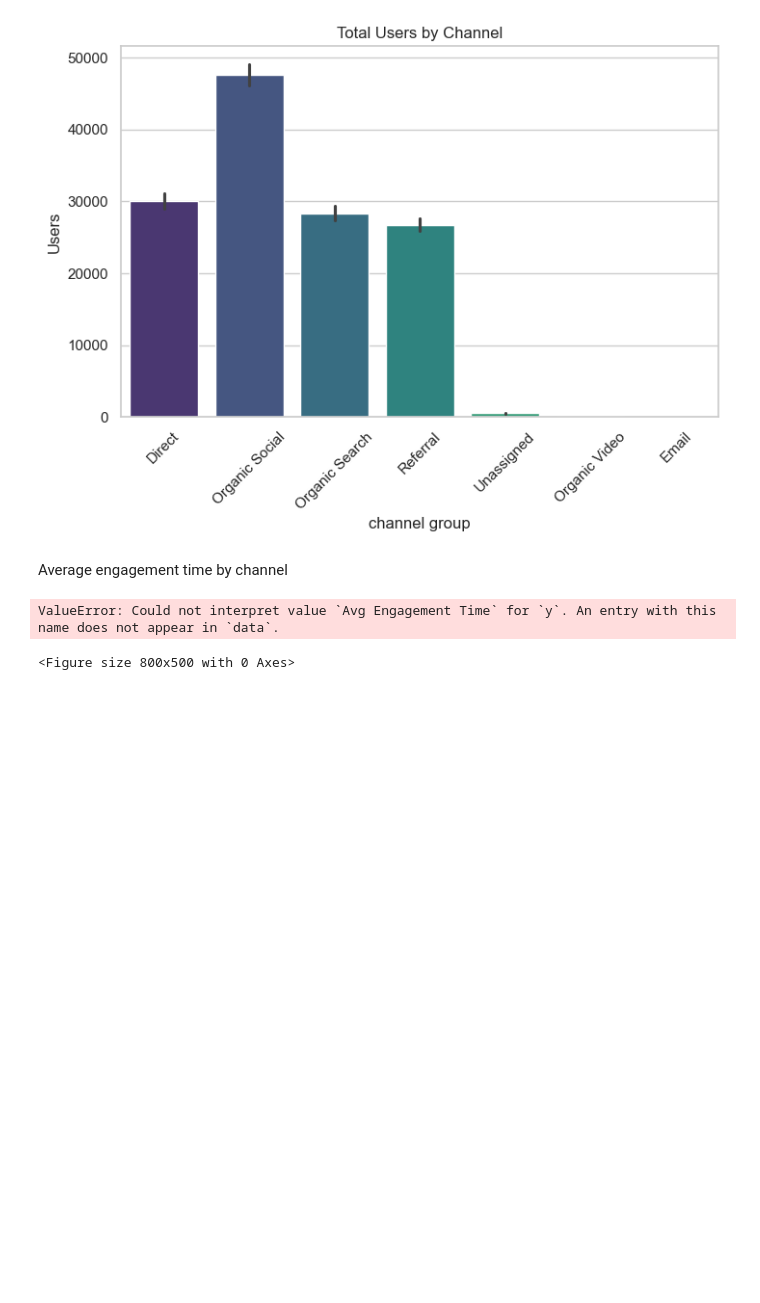
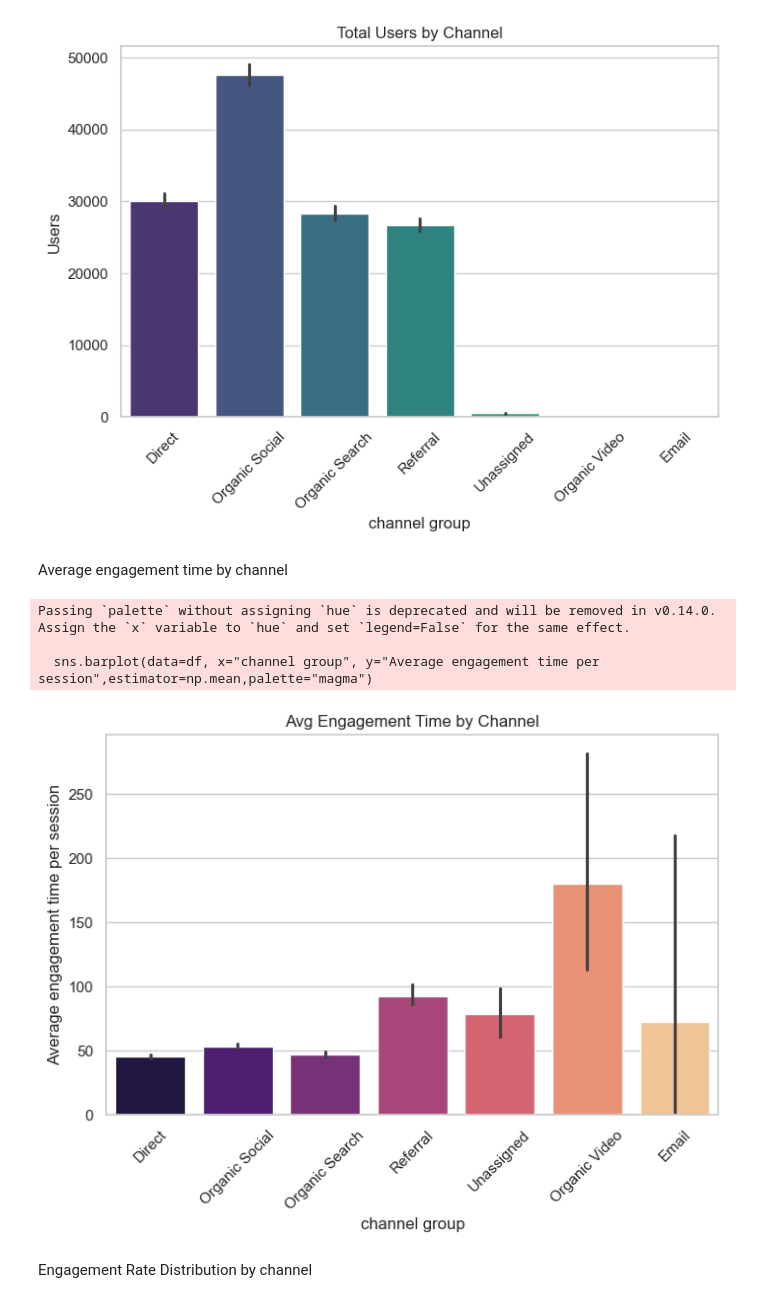
Before and after one commit to Shrilesh-Dhobale/Website-Data-Analysis, a Jupyter notebook: website performance analysis.ipynb, the cells around one changed output. Cells and saved outputs as stored; diff of their text form; code cells hidden in the pictures; blank space fills up the shorter version.

Commit message:
Fourth table size

```diff
--- a/website performance analysis.ipynb
+++ b/website performance analysis.ipynb
@@ -131,10 +131,14 @@ Passing `palette` without assigning `hue` is deprecated and will be removed in v
 Average engagement time by channel
 # %%
 plt.figure(figsize=(8,5))
-sns.barplot(data=df, x="channel group", y="Avg Engagement Time per sessions",estimator=np.mean,palette="magma")
+sns.barplot(data=df, x="channel group", y="Average engagement time per session",estimator=np.mean,palette="magma")
 plt.title("Avg Engagement Time by Channel")
 plt.xticks(rotation=45)
 plt.show()
 # %% [output]
-ValueError: Could not interpret value `Avg Engagement Time` for `y`. An entry with this name does not appear in `data`.
+Passing `palette` without assigning `hue` is deprecated and will be removed in v0.14.0. Assign the `x` variable to `hue` and set `legend=False` for the same effect.
+
+  sns.barplot(data=df, x="channel group", y="Average engagement time per session",estimator=np.mean,palette="magma")
-<Figure size 800x500 with 0 Axes>
+[figure, added]
+# %% [markdown]
+Engagement Rate Distribution by channel
```
